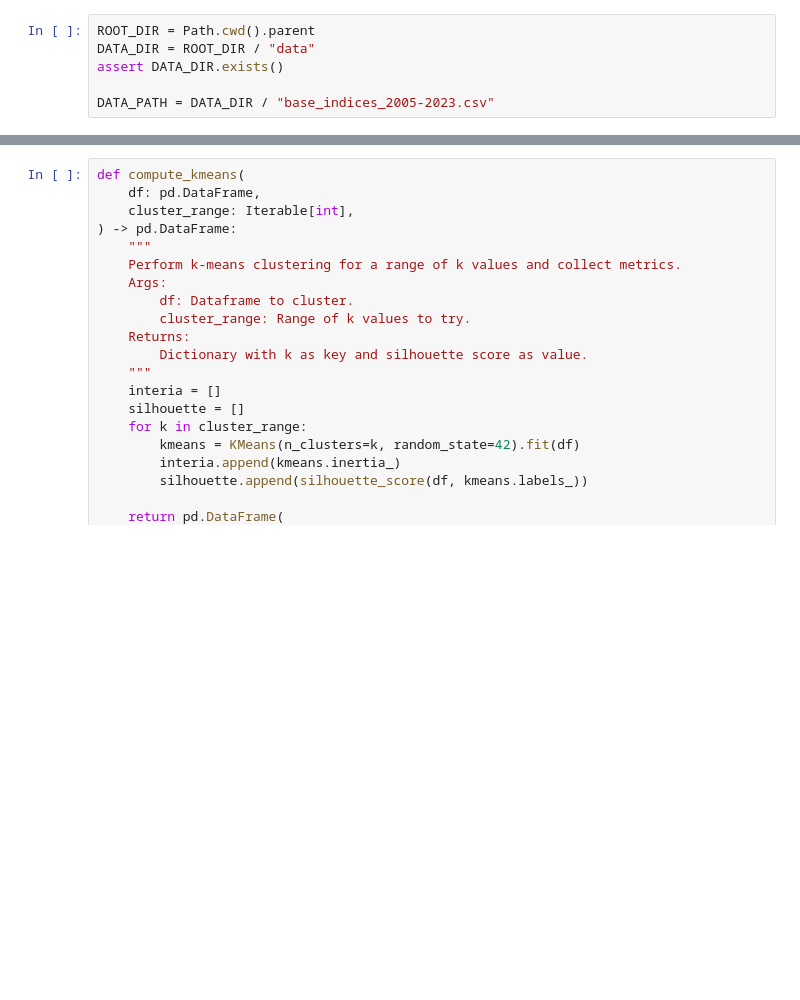
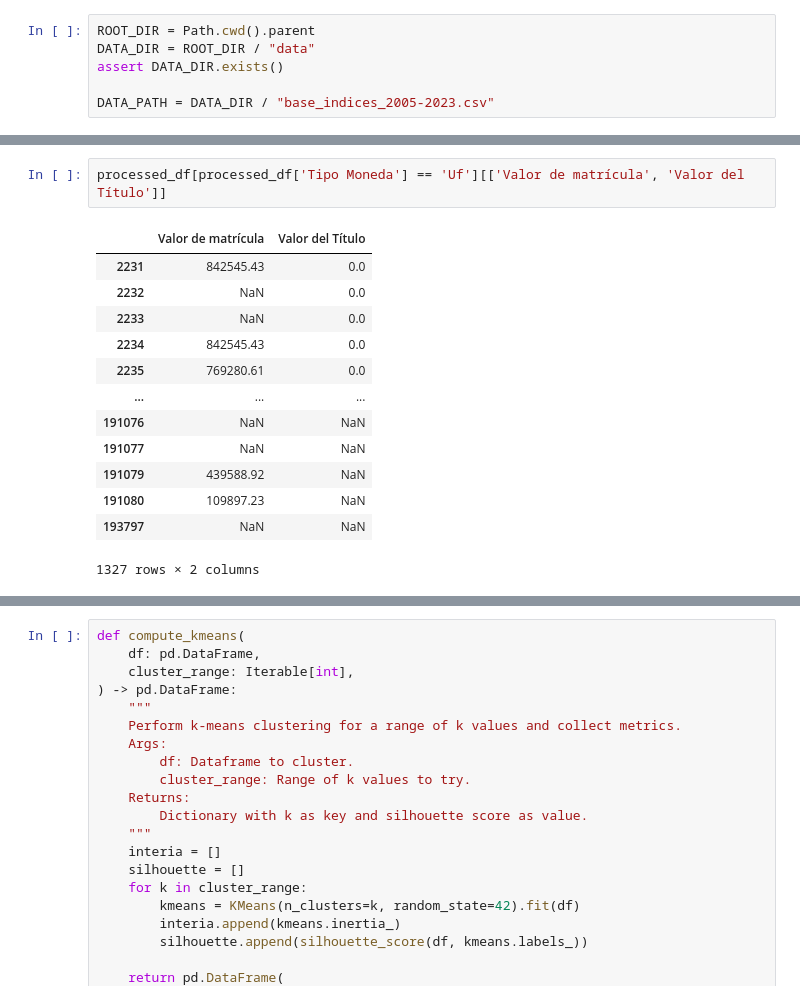
Before and after one commit to pabloskewes/proyecto-mineria-de-datos, a Jupyter notebook: hito3/exploracion.ipynb, the cells around one changed output, grey strips where cells are left out. Saved outputs shown, nothing was run; the diff lists cells and outputs as text; blank space fills up the shorter version.

```diff
--- a/hito3/exploracion.ipynb
+++ b/hito3/exploracion.ipynb
@@ -115,0 +135,16 @@ df = df.rename(columns={"Pregrado/Posgrado": "Pregrado o Posgrado"})
+# %%
+processed_df[processed_df['Tipo Moneda'] == 'Uf'][['Valor de matrícula', 'Valor del Título']]
+# %% [output]
+|  | Valor de matrícula | Valor del Título |
+| 2231 | 842545.43 | 0.0 |
+| 2232 | NaN | 0.0 |
+| 2233 | NaN | 0.0 |
+| 2234 | 842545.43 | 0.0 |
+| 2235 | 769280.61 | 0.0 |
+| ... | ... | ... |
+| 191076 | NaN | NaN |
+| 191077 | NaN | NaN |
+| 191079 | 439588.92 | NaN |
+| 191080 | 109897.23 | NaN |
+| 193797 | NaN | NaN |
+1327 rows × 2 columns
```
Also changed, not shown: parts of 25 cells of this notebook, 3 other files.
